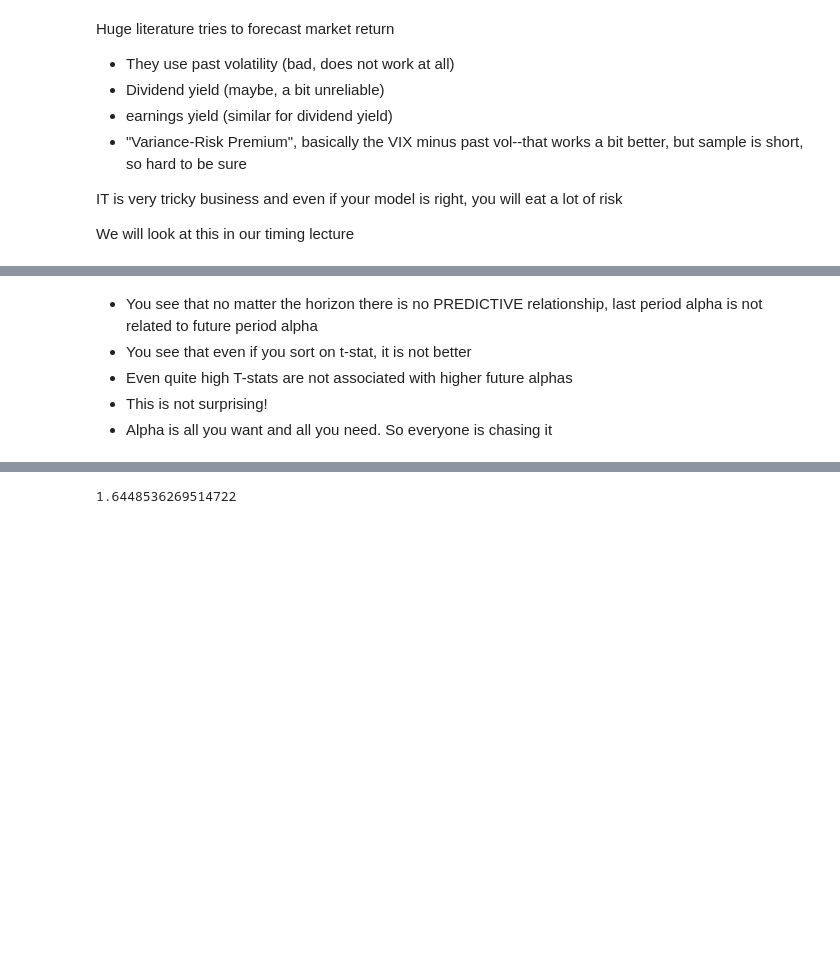
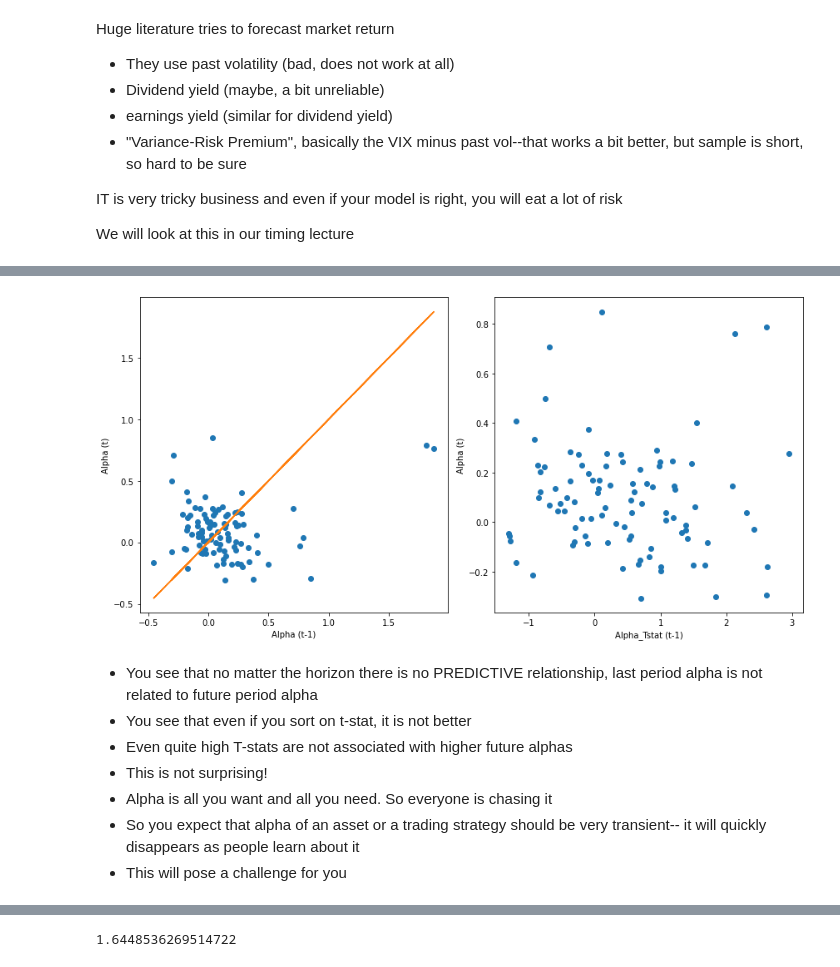
Before and after one commit to SnazzyBeatle115/UG54, a Jupyter notebook: chapters/Finance/FactorModelEstimation.ipynb, the cells around one changed output, grey strips where cells are left out. Drawn from its saved outputs; the diff is of its cells as text; code cells hidden in the pictures; blank space fills up the shorter version.

```diff
--- a/chapters/Finance/FactorModelEstimation.ipynb
+++ b/chapters/Finance/FactorModelEstimation.ipynb
@@ -1067,6 +1067,26 @@ Text(0, 0.5, 'Alpha (t)')
+# %%
+fig, axes = plt.subplots(1, 2, figsize=(12, 6))
+
+# Plot Alpha(t-1) vs Alpha(t)
+axes[0].plot(results_df._.shift(1)['Alpha'], results_df['Alpha'], 'o')
+axes[0].plot(results_df['Alpha'], results_df['Alpha'], '-')
+axes[0].set_xlabel('Alpha (t-1)')
+axes[0].set_ylabel('Alpha (t)')
+
+# Plot Alpha_Tstat(t-1) vs Alpha(t)
+axes[1].plot(results_df._.shift(1)['Alpha_Tstat'], results_df['Alpha'], 'o')
+axes[1].set_xlabel('Alpha_Tstat (t-1)')
+axes[1].set_ylabel('Alpha (t)')
+
+
+plt.tight_layout()  # Adjust layout to prevent overlapping titles/labels
+# %% [output]
+[figure, added]
 # %% [markdown]
 - You see that no matter the horizon there is no PREDICTIVE relationship, last period alpha is not related to future period alpha
 - You see that even if you sort on t-stat, it is not better
 - Even quite high T-stats are not associated with higher future alphas
 - This is not surprising!
 - Alpha is all you want and all you need. So everyone is chasing it
+- So you expect that alpha of an asset or a trading strategy should be very transient-- it will quickly disappears as people learn about it
+- This will pose a challenge for you
```
Also changed, not shown: parts of 14 cells of this notebook.
